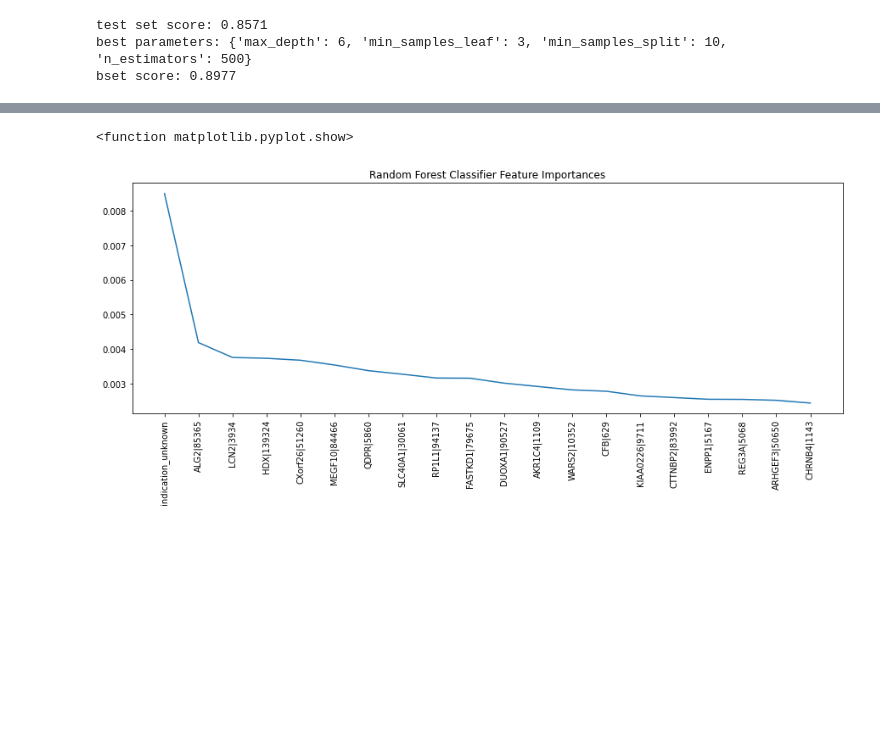
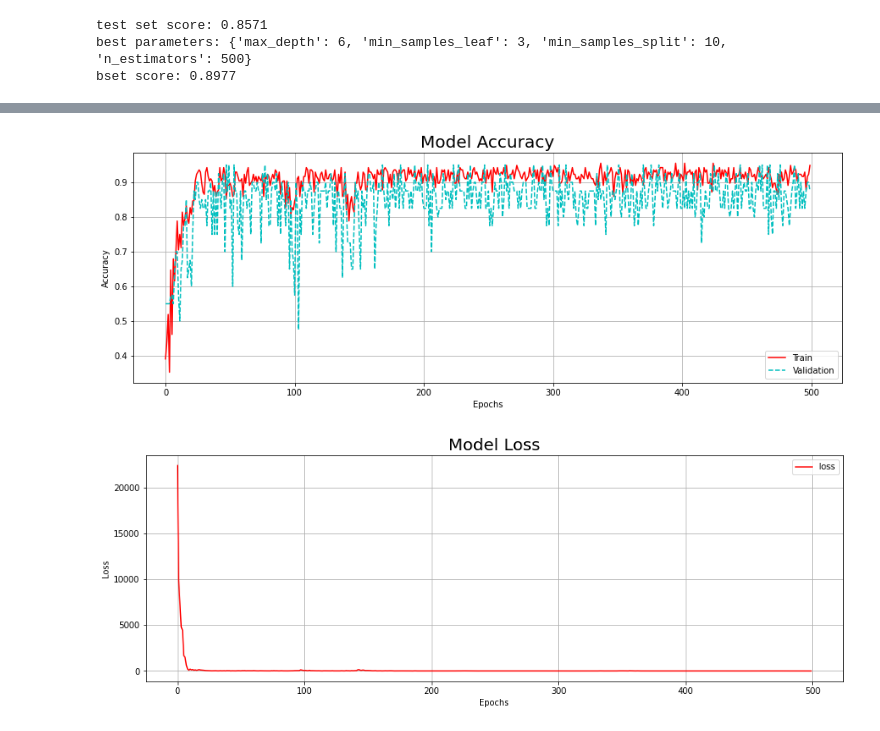
Before and after one commit to Dohyeon0224/SwUniv_CancerGene_Analysis, a Jupyter notebook: Colab_Notebook/Suho/cancer_ML_Modeling.ipynb, the cells around one changed output, grey strips where cells are left out. Saved outputs shown, nothing was run; the diff lists cells and outputs as text; code cells hidden in the pictures; blank space fills up the shorter version.

```diff
--- a/Colab_Notebook/Suho/cancer_ML_Modeling.ipynb
+++ b/Colab_Notebook/Suho/cancer_ML_Modeling.ipynb
@@ -235,0 +240,3 @@ aa = pd.DataFrame(ft_importances[:20])
+# %%
+y_train = tf.keras.utils.to_categorical(y_train, 3)
+y_test = tf.keras.utils.to_categorical(y_test, 3)
@@ -235,0 +299,12 @@ aa = pd.DataFrame(ft_importances[:20])
+# %%
+inputs = layers.Input(shape=X_train.shape[1:])
+dense = layers.Dense(1024, activation='relu')
+
+x = dense(inputs)
+x = layers.Dense(512, activation='relu')(x)
+x = layers.Dense(512, activation='relu')(x)
+x = layers.Dense(512, activation='relu')(x)
+outputs = layers.Dense(3, activation='softmax')(x)
+
+mlp_model = keras.Model(inputs=inputs, outputs=outputs, name='drug_res_prediction')
+mlp_model.summary()
@@ -235,0 +320,8 @@ aa = pd.DataFrame(ft_importances[:20])
+# %%
+mlp_model.compile(loss=keras.losses.sparse_categorical_crossentropy,
+              optimizer=keras.optimizers.Adam(),
+              metrics=['accuracy'])
+# %%
+history = mlp_model.fit(X_train, y_train,
+                        epochs=500,
+                        validation_split=0.2)
@@ -236,9 +346,23 @@ aa = pd.DataFrame(ft_importances[:20])
+# %%
+plt.figure(figsize=(15, 5))
+plt.plot(history.history['accuracy'], 'r')
+plt.plot(history.history['val_accuracy'], 'c--')
+plt.title("Model Accuracy", fontsize=20)
+plt.ylabel("Accuracy")
+plt.xlabel("Epochs")
+plt.legend(['Train', 'Validation'])
+plt.grid()
+plt.show()
+# %% [output]
+[figure, added]
 # %%
-plt.figure(figsize=(15,5))
-plt.plot(aa)
-plt.title("Random Forest Classifier Feature Importances")
-plt.xticks(rotation=90)
-plt.show
+plt.figure(figsize=(15, 5))
+plt.plot(history.history['loss'], 'r')
+plt.legend(['loss'])
+plt.title("Model Loss", fontsize=20)
+plt.ylabel("Loss")
+plt.xlabel("Epochs")
+plt.grid()
+plt.show()
 # %% [output]
-<function matplotlib.pyplot.show>
-[figure, old version]
+[figure, new version]
```
Also changed, not shown: parts of 16 cells of this notebook.
